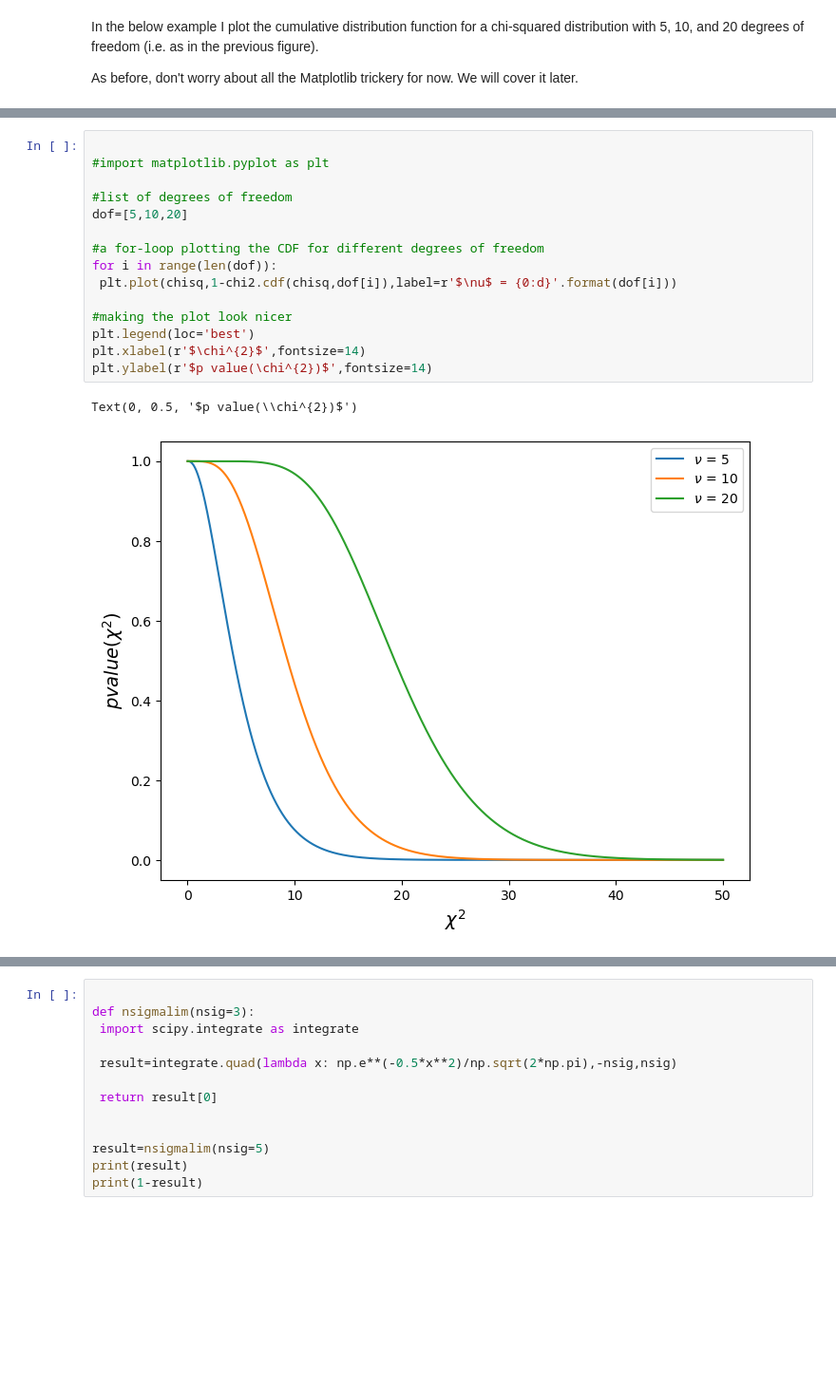
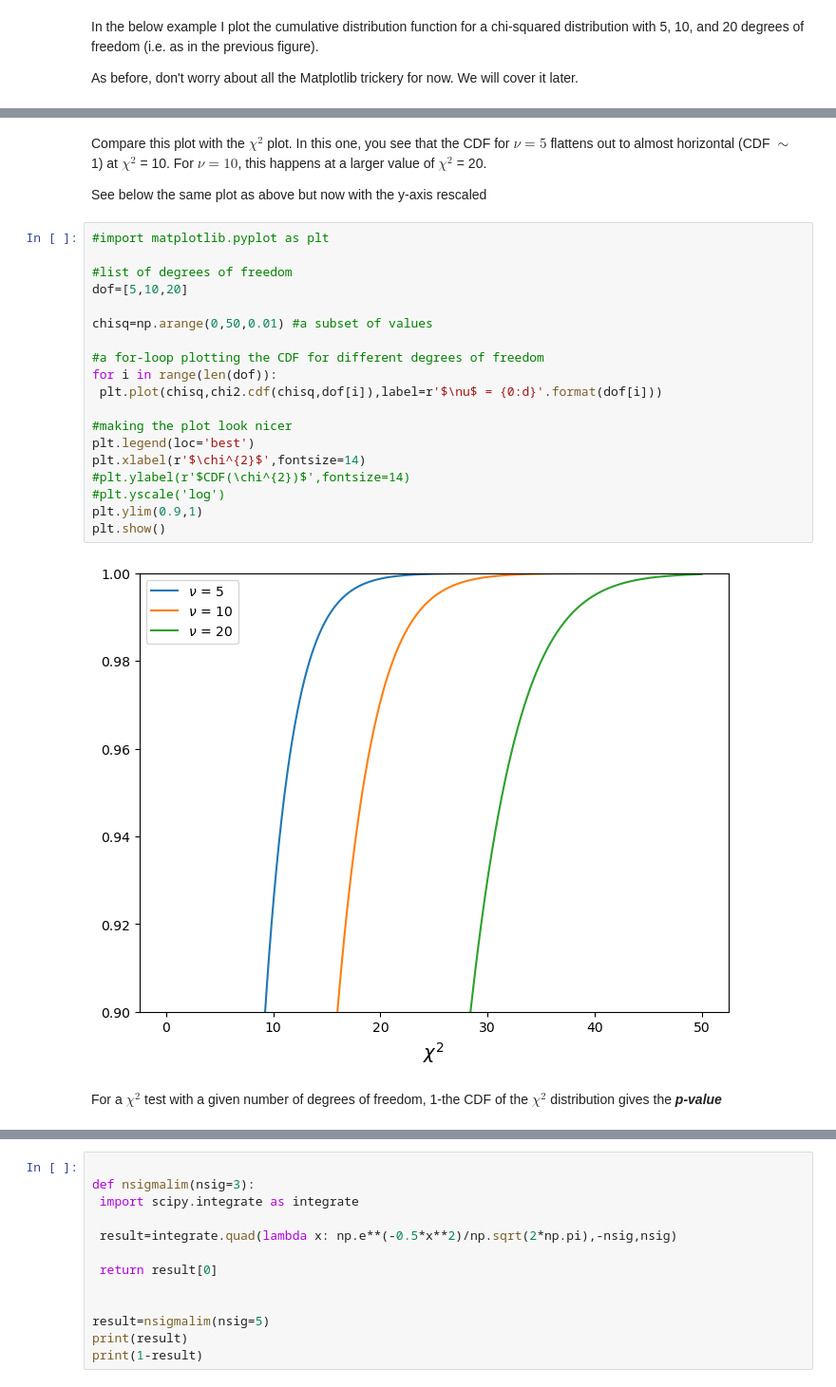
Before and after one commit to thaynecurrie/phys7903_fall2025, a Jupyter notebook: ScientificPythonNotes/SciPy/Python_scipy_part3c.ipynb, the cells around one changed output, grey strips where cells are left out. Shown at 95% size. Saved outputs shown, nothing was run; the diff lists cells and outputs as text; blank space fills up the shorter version.

```diff
--- a/ScientificPythonNotes/SciPy/Python_scipy_part3c.ipynb
+++ b/ScientificPythonNotes/SciPy/Python_scipy_part3c.ipynb
@@ -208,18 +203,27 @@ If we take 1-the CDF we get the _**p-value**_ for this particular $\chi^{2}$ dis
-# %%
-
-#import matplotlib.pyplot as plt
-
-#list of degrees of freedom
-dof=[5,10,20]
-
-#a for-loop plotting the CDF for different degrees of freedom
-for i in range(len(dof)):
- plt.plot(chisq,1-chi2.cdf(chisq,dof[i]),label=r'$\nu$ = {0:d}'.format(dof[i]))
-
-#making the plot look nicer
-plt.legend(loc='best')
-plt.xlabel(r'$\chi^{2}$',fontsize=14)
-plt.ylabel(r'$p value(\chi^{2})$',fontsize=14)
-# %% [output]
-Text(0, 0.5, '$p value(\\chi^{2})$')
-[figure, removed]
+# %% [markdown]
+Compare this plot with the $\chi^{2}$ plot.   In this one, you see that the CDF for $\nu = 5$ flattens out to almost horizontal (CDF $\sim$ 1) at $\chi^{2}$ = 10.  For $\nu = 10$, this happens at a larger value of $\chi^{2}$ = 20.
+
+See below the same plot as above but now with the y-axis rescaled
+# %%
+#import matplotlib.pyplot as plt
+
+#list of degrees of freedom
+dof=[5,10,20]
+
+chisq=np.arange(0,50,0.01) #a subset of values
+
+#a for-loop plotting the CDF for different degrees of freedom
+for i in range(len(dof)):
+ plt.plot(chisq,chi2.cdf(chisq,dof[i]),label=r'$\nu$ = {0:d}'.format(dof[i]))
+
+#making the plot look nicer
+plt.legend(loc='best')
+plt.xlabel(r'$\chi^{2}$',fontsize=14)
+#plt.ylabel(r'$CDF(\chi^{2})$',fontsize=14)
+#plt.yscale('log')
+plt.ylim(0.9,1)
+plt.show()
+# %% [output]
+[figure, added]
+# %% [markdown]
+For a $\chi^{2}$ test with a given number of degrees of freedom, 1-the CDF of the $\chi^{2}$ distribution gives the _**p-value**_
```
Also changed, not shown: parts of 36 cells of this notebook, 2 other files.
